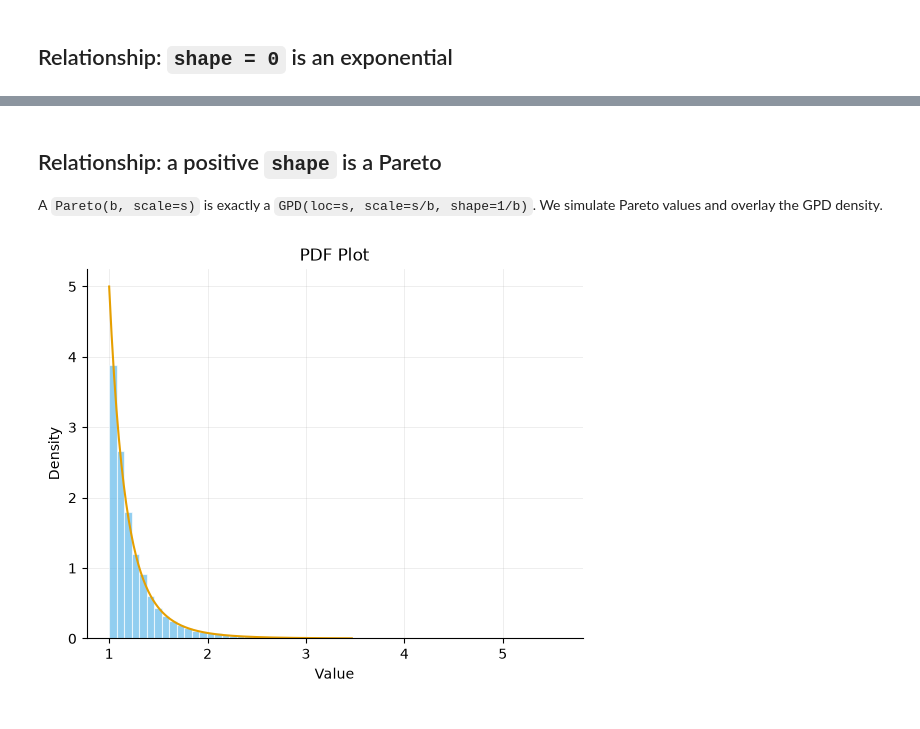
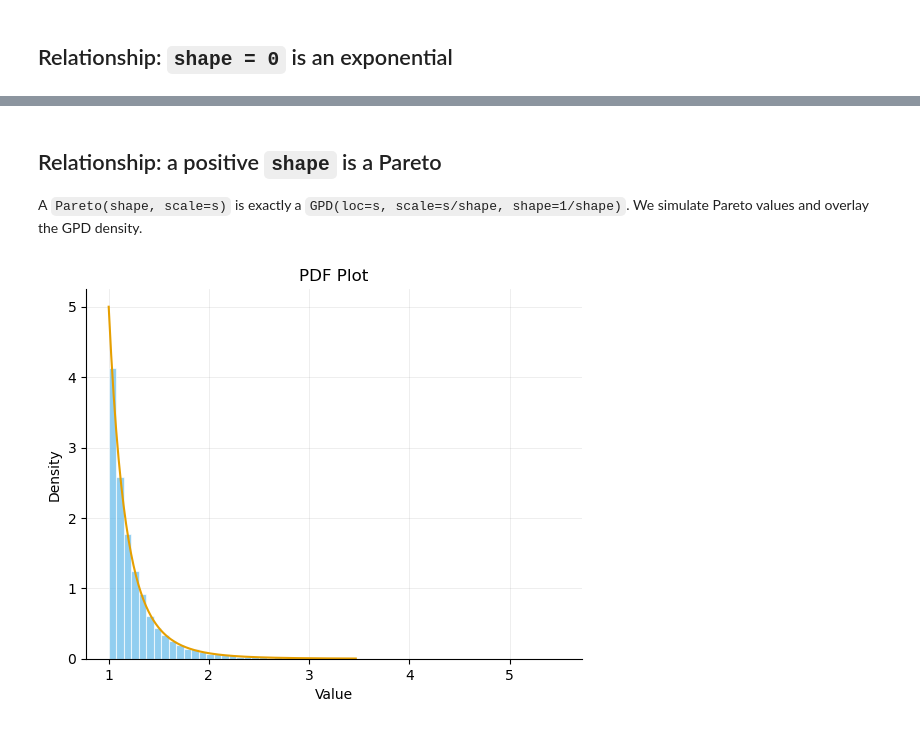
Before and after one commit to calpoly-symbulate/symbulate, a Jupyter notebook: team/new_distribution_demos/gpd_demo.ipynb, the cells around one changed output, grey strips where cells are left out. Cells and saved outputs as stored; diff of their text form; code cells hidden in the pictures.

```diff
--- a/team/new_distribution_demos/gpd_demo.ipynb
+++ b/team/new_distribution_demos/gpd_demo.ipynb
@@ -63,10 +63,10 @@ Alternative Plots: Rug Plot (type = "rug"), Density Plot (type = "density"), Box
 # %% [markdown]
 ## Relationship: a positive `shape` is a Pareto
 
-A `Pareto(b, scale=s)` is exactly a `GPD(loc=s, scale=s/b, shape=1/b)`. We simulate Pareto values and overlay the GPD density.
+A `Pareto(shape, scale=s)` is exactly a `GPD(loc=s, scale=s/shape, shape=1/shape)`. We simulate Pareto values and overlay the GPD density.
 # %%
-P = RV(Pareto(b=5, scale=1))
+P = RV(Pareto(shape=5, scale=1))
 P.sim(10000).plot(bins=60)
 GPD(loc=1, scale=0.2, shape=0.2).plot()
 # %% [output]
-[figure, old version]
+[figure, new version]
```
Also changed, not shown: parts of 4 cells of this notebook, 6 other files.
